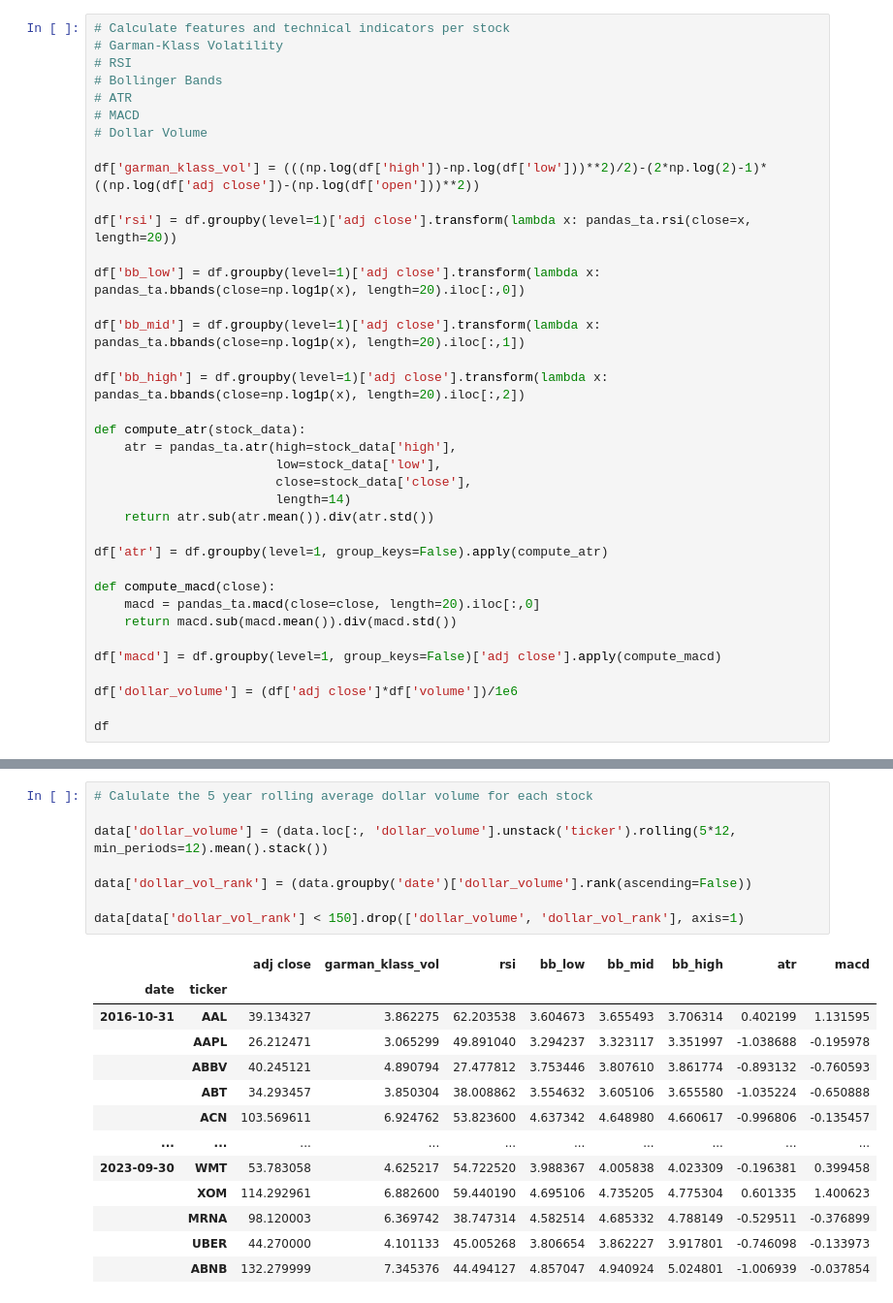
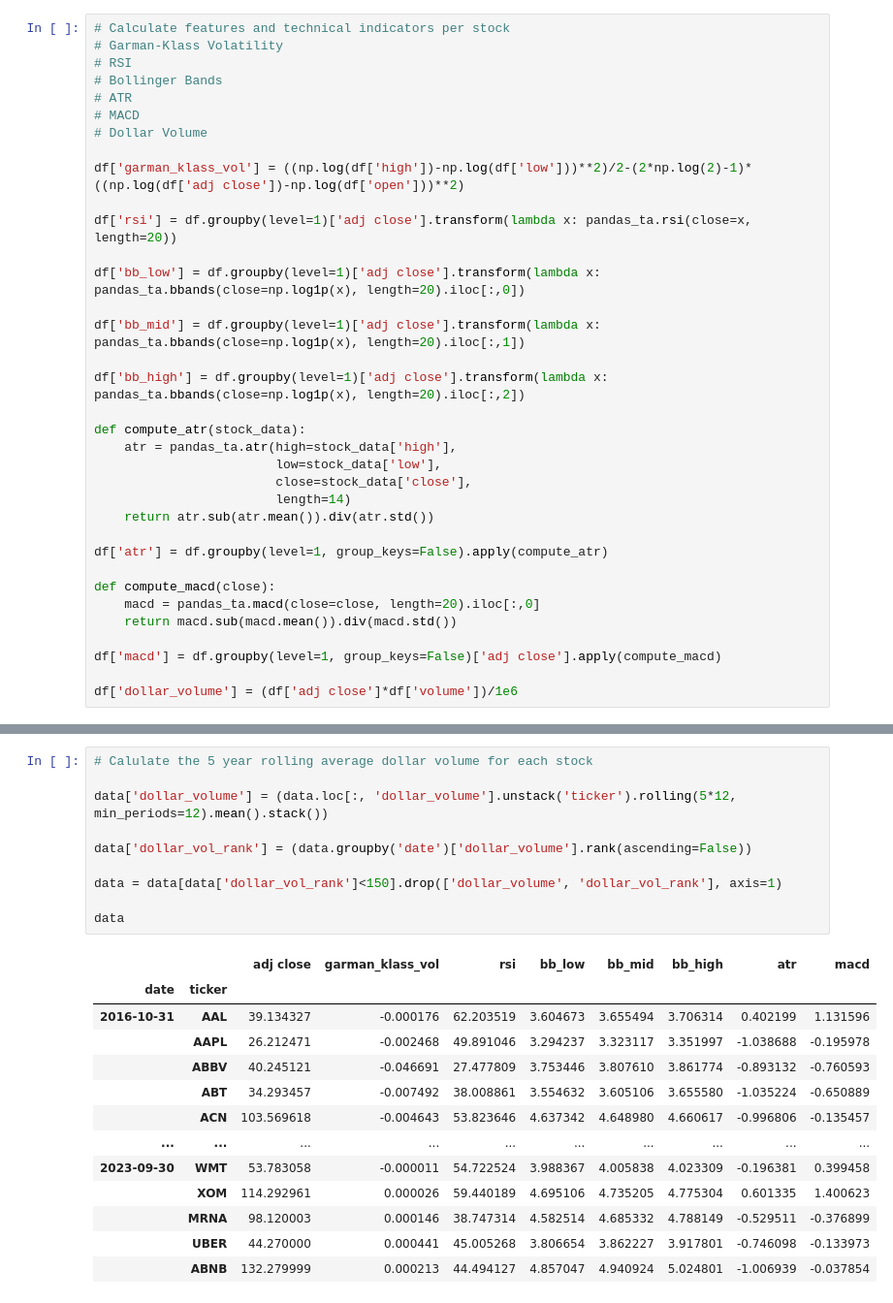
Before and after one commit to niccholasw/AiQuantTradingProject, a Jupyter notebook: Main.ipynb, the cells around one changed output, grey strips where cells are left out. Shown: that part at 97% size. Drawn from its saved outputs; the diff is of its cells as text.

```diff
--- a/Main.ipynb
+++ b/Main.ipynb
@@ -42,7 +40,7 @@ df.columns = df.columns.str.lower()
 # MACD
 # Dollar Volume
 
-df['garman_klass_vol'] = (((np.log(df['high'])-np.log(df['low']))**2)/2)-(2*np.log(2)-1)*((np.log(df['adj close'])-(np.log(df['open']))**2))
+df['garman_klass_vol'] = ((np.log(df['high'])-np.log(df['low']))**2)/2-(2*np.log(2)-1)*((np.log(df['adj close'])-np.log(df['open']))**2)
 
 df['rsi'] = df.groupby(level=1)['adj close'].transform(lambda x: pandas_ta.rsi(close=x, length=20))
 
@@ -68,5 +66,3 @@ def compute_macd(close):
 df['macd'] = df.groupby(level=1, group_keys=False)['adj close'].apply(compute_macd)
 
 df['dollar_volume'] = (df['adj close']*df['volume'])/1e6
-
-df
@@ -97,25 +95,27 @@ data = (pd.concat([df.unstack('ticker')['dollar_volume'].resample('M').mean().st
 # %%
 # Calulate the 5 year rolling average dollar volume for each stock
 
 data['dollar_volume'] = (data.loc[:, 'dollar_volume'].unstack('ticker').rolling(5*12, min_periods=12).mean().stack())
 
 data['dollar_vol_rank'] = (data.groupby('date')['dollar_volume'].rank(ascending=False))
 
-data[data['dollar_vol_rank'] < 150].drop(['dollar_volume', 'dollar_vol_rank'], axis=1)
+data = data[data['dollar_vol_rank']<150].drop(['dollar_volume', 'dollar_vol_rank'], axis=1)
+
+data
 # %% [output]
 |  |  | adj close | garman_klass_vol | rsi | bb_low | bb_mid | bb_high | atr | macd |
 | date | ticker |  |  |  |  |  |  |  |  |
-| 2016-10-31 | AAL | 39.134327 | 3.862275 | 62.203538 | 3.604673 | 3.655493 | 3.706314 | 0.402199 | 1.131595 |
-|  | AAPL | 26.212471 | 3.065299 | 49.891040 | 3.294237 | 3.323117 | 3.351997 | -1.038688 | -0.195978 |
-|  | ABBV | 40.245121 | 4.890794 | 27.477812 | 3.753446 | 3.807610 | 3.861774 | -0.893132 | -0.760593 |
-|  | ABT | 34.293457 | 3.850304 | 38.008862 | 3.554632 | 3.605106 | 3.655580 | -1.035224 | -0.650888 |
-|  | ACN | 103.569611 | 6.924762 | 53.823600 | 4.637342 | 4.648980 | 4.660617 | -0.996806 | -0.135457 |
+| 2016-10-31 | AAL | 39.134327 | -0.000176 | 62.203519 | 3.604673 | 3.655494 | 3.706314 | 0.402199 | 1.131596 |
+|  | AAPL | 26.212471 | -0.002468 | 49.891046 | 3.294237 | 3.323117 | 3.351997 | -1.038688 | -0.195978 |
+|  | ABBV | 40.245121 | -0.046691 | 27.477809 | 3.753446 | 3.807610 | 3.861774 | -0.893132 | -0.760593 |
+|  | ABT | 34.293457 | -0.007492 | 38.008861 | 3.554632 | 3.605106 | 3.655580 | -1.035224 | -0.650889 |
+|  | ACN | 103.569618 | -0.004643 | 53.823646 | 4.637342 | 4.648980 | 4.660617 | -0.996806 | -0.135457 |
 | ... | ... | ... | ... | ... | ... | ... | ... | ... | ... |
-| 2023-09-30 | WMT | 53.783058 | 4.625217 | 54.722520 | 3.988367 | 4.005838 | 4.023309 | -0.196381 | 0.399458 |
-|  | XOM | 114.292961 | 6.882600 | 59.440190 | 4.695106 | 4.735205 | 4.775304 | 0.601335 | 1.400623 |
-|  | MRNA | 98.120003 | 6.369742 | 38.747314 | 4.582514 | 4.685332 | 4.788149 | -0.529511 | -0.376899 |
-|  | UBER | 44.270000 | 4.101133 | 45.005268 | 3.806654 | 3.862227 | 3.917801 | -0.746098 | -0.133973 |
-|  | ABNB | 132.279999 | 7.345376 | 44.494127 | 4.857047 | 4.940924 | 5.024801 | -1.006939 | -0.037854 |
+| 2023-09-30 | WMT | 53.783058 | -0.000011 | 54.722524 | 3.988367 | 4.005838 | 4.023309 | -0.196381 | 0.399458 |
+|  | XOM | 114.292961 | 0.000026 | 59.440189 | 4.695106 | 4.735205 | 4.775304 | 0.601335 | 1.400623 |
+|  | MRNA | 98.120003 | 0.000146 | 38.747314 | 4.582514 | 4.685332 | 4.788149 | -0.529511 | -0.376899 |
+|  | UBER | 44.270000 | 0.000441 | 45.005268 | 3.806654 | 3.862227 | 3.917801 | -0.746098 | -0.133973 |
+|  | ABNB | 132.279999 | 0.000213 | 44.494127 | 4.857047 | 4.940924 | 5.024801 | -1.006939 | -0.037854 |
 12516 rows × 8 columns
 # %%
 # Calculate monthly returns for different horizon as features
```
Also changed, not shown: parts of 9 cells of this notebook, 1 other file.
